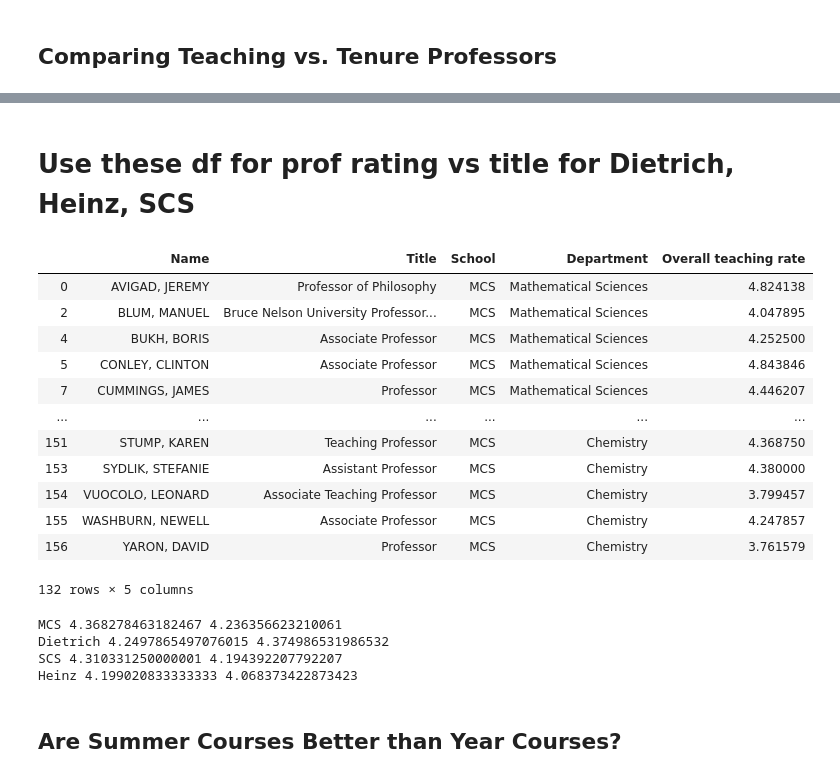
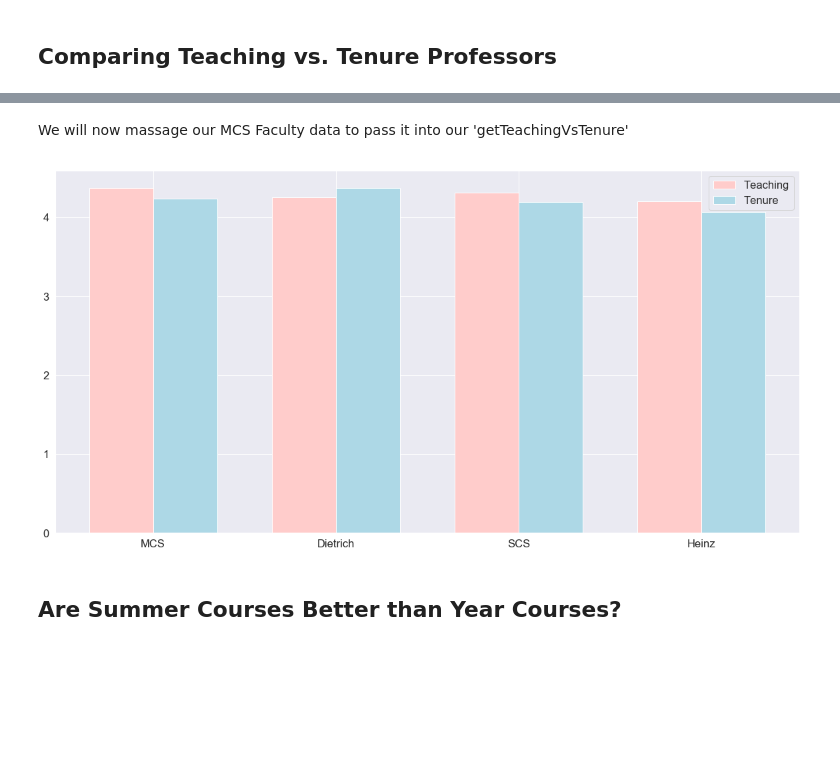
Before and after one commit to TheJYKoder/-15-388-Final-Project-F19-, a Jupyter notebook: 15388 Final Project FCE.ipynb, the cells around one changed output, grey strips where cells are left out. Drawn from its saved outputs; the diff is of its cells as text; code cells hidden in the pictures; blank space fills up the shorter version.

```diff
--- a/15388 Final Project FCE.ipynb
+++ b/15388 Final Project FCE.ipynb
@@ -313,7 +237,6 @@ df_2019SCS_info_merged
-# %% [markdown]
-# Use these df for prof rating vs title for Dietrich, Heinz, SCS
+# %% [markdown]
+We will now massage our MCS Faculty data to pass it into our 'getTeachingVsTenure'
 # %%
-## MCS
 mcs_faculty = pd.read_csv("mcs_faculty.csv")
 mcs_faculty['Name'] = mcs_faculty['Name'].apply(process_name)
 
@@ -326,40 +249,36 @@ for name in mcs_faculty['Name']:
 
 mcs_faculty["Overall teaching rate"] = avg_rating
 mcs_faculty = mcs_faculty[pd.notnull(mcs_faculty['Overall teaching rate'])]
-df_2019Dietrich_info_merged
-mcs_faculty
-# %% [output]
-|  | Name | Title | School | Department | Overall teaching rate |
-| 0 | AVIGAD, JEREMY | Professor of Philosophy | MCS | Mathematical Sciences | 4.824138 |
-| 2 | BLUM, MANUEL | Bruce Nelson University Professor... | MCS | Mathematical Sciences | 4.047895 |
-| 4 | BUKH, BORIS | Associate Professor | MCS | Mathematical Sciences | 4.252500 |
-| 5 | CONLEY, CLINTON | Associate Professor | MCS | Mathematical Sciences | 4.843846 |
-| 7 | CUMMINGS, JAMES | Professor | MCS | Mathematical Sciences | 4.446207 |
-| ... | ... | ... | ... | ... | ... |
-| 151 | STUMP, KAREN | Teaching Professor | MCS | Chemistry | 4.368750 |
-| 153 | SYDLIK, STEFANIE | Assistant Professor | MCS | Chemistry | 4.380000 |
-| 154 | VUOCOLO, LEONARD | Associate Teaching Professor | MCS | Chemistry | 3.799457 |
-| 155 | WASHBURN, NEWELL | Associate Professor | MCS | Chemistry | 4.247857 |
-| 156 | YARON, DAVID | Professor | MCS | Chemistry | 3.761579 |
-132 rows × 5 columns
-# %%
-teaching, tenure = getTeachingVsTenure(mcs_faculty)
-print("MCS", sum(teaching)/len(teaching), sum(tenure)/len(tenure))
-
-#print(len(teaching), len(tenure))
-teaching, tenure = getTeachingVsTenure(df_2019Dietrich_info_merged)
-print("Dietrich", sum(teaching)/len(teaching), sum(tenure)/len(tenure))
-
-teaching, tenure = getTeachingVsTenure(df_2019SCS_info_merged)
-print("SCS", sum(teaching)/len(teaching), sum(tenure)/len(tenure))
-
-teaching, tenure = getTeachingVsTenure(df_2019Heinz_info_merged)
-print("Heinz", sum(teaching)/len(teaching), sum(tenure)/len(tenure))
-# %% [output]
-MCS 4.368278463182467 4.236356623210061
-Dietrich 4.2497865497076015 4.374986531986532
-SCS 4.310331250000001 4.194392207792207
-Heinz 4.199020833333333 4.068373422873423
+# %%
+schools = ["MCS", "Dietrich", "SCS", "Heinz"]
+csvs = [mcs_faculty, df_2019Dietrich_info_merged, df_2019SCS_info_merged, df_2019Heinz_info_merged]
+
+teachList = []
+tenureList = []
+
+for file in csvs:
+    teaching, tenure = getTeachingVsTenure(file)
+    teachList.append(sum(teaching)/len(teaching))
+    tenureList.append(sum(tenure)/len(tenure))
+
+N = len(schools)
+
+ind = np.arange(N)  # the x locations for the groups
+width = 0.35       # the width of the bars
+
+fig, ax = plt.subplots(figsize=(20, 10))
+bar1 = ax.bar(ind, teachList, width, color='#ffcccb')
+bar2 = ax.bar(ind + width, tenureList, width, color='#add8e6')
+
+# add some text for labels, title and axes ticks
+ax.set_xticks(ind + width / 2)
+ax.set_xticklabels(schools)
+
+ax.legend((bar1[0], bar2[0]), ('Teaching', 'Tenure'))
+
+plt.show()
+# %% [output]
+[figure, added]
 # %% [markdown]
 ## Are Summer Courses Better than Year Courses?
 # %%
```
Also changed, not shown: parts of 20 cells of this notebook, 1 other file.
